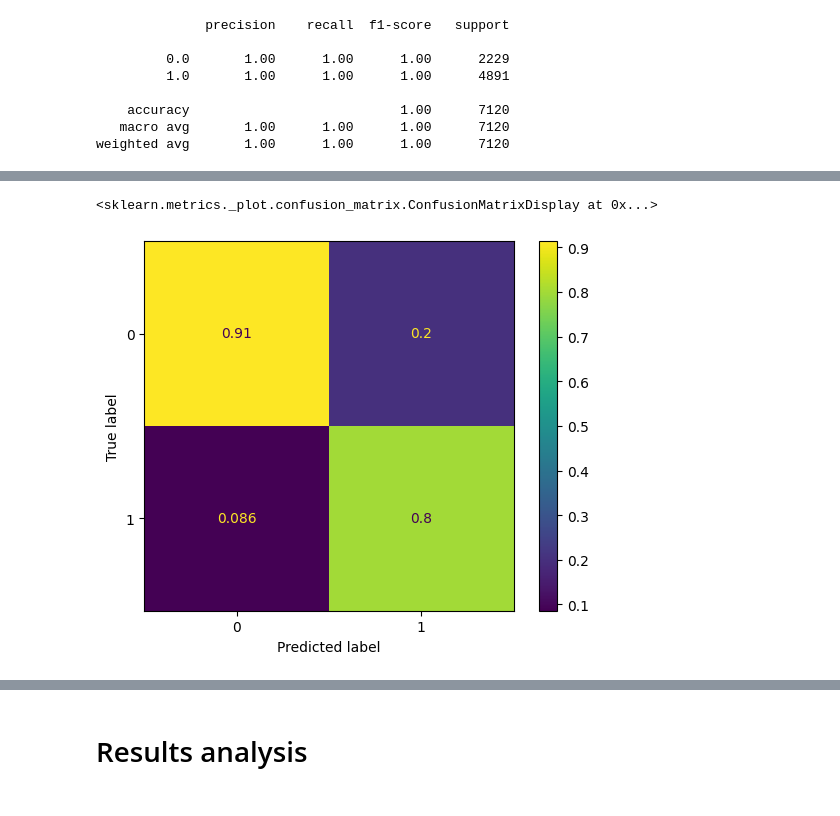
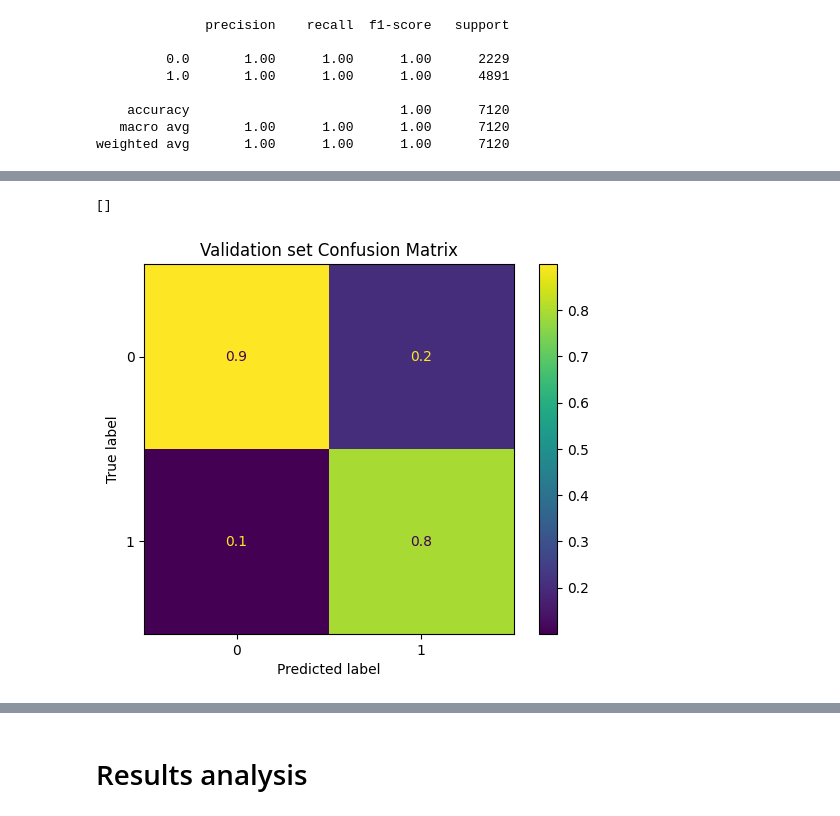
Before and after one commit to corentinbouton/uk-politics, a Jupyter notebook: code.ipynb, the cells around one changed output, grey strips where cells are left out. Drawn from its saved outputs; the diff is of its cells as text; code cells hidden in the pictures.

```diff
--- a/code.ipynb
+++ b/code.ipynb
@@ -228,8 +230,10 @@ weighted avg       0.84      0.82      0.80      1781
 # %%
 ConfusionMatrixDisplay(confusion_matrix(y_val, y_pred, labels=model.classes_, normalize='pred')).plot()
+plt.title('Validation set Confusion Matrix')
+plt.plot()
 # %% [output]
-<sklearn.metrics._plot.confusion_matrix.ConfusionMatrixDisplay at 0x...>
+[]
-[figure, old version]
+[figure, new version]
 # %%
 y_pred_train = model.predict_proba(X_train)
 y_pred_train[:5]
```
Also changed, not shown: parts of 17 cells of this notebook, 5 other files.
